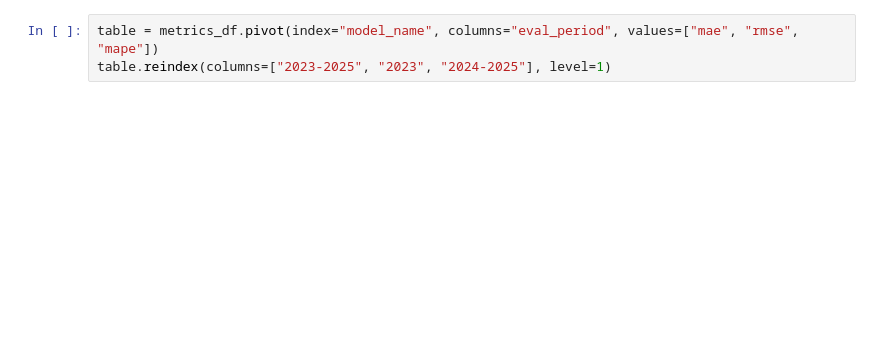
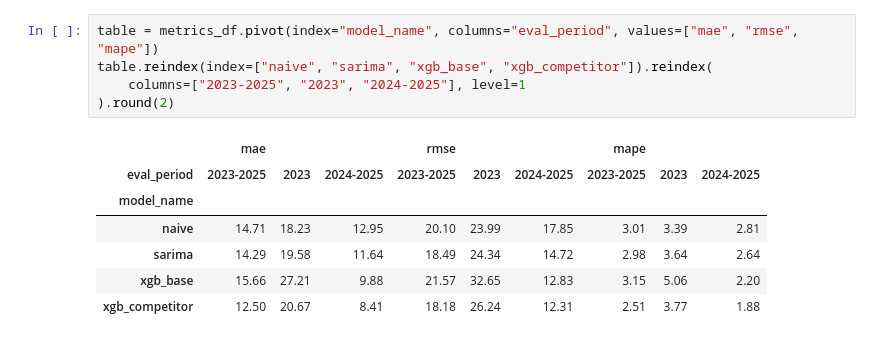
Before and after one commit to ngochai62325-maker/TLCN, a Jupyter notebook: notebooks/forecasting/01_forecast_summary.ipynb, the cells around one changed output. Drawn from its saved outputs; the diff is of its cells as text; blank space fills up the shorter version.

```diff
--- a/notebooks/forecasting/01_forecast_summary.ipynb
+++ b/notebooks/forecasting/01_forecast_summary.ipynb
@@ -33,3 +74,13 @@ pred_df["model_name"].value_counts()
 # %%
 table = metrics_df.pivot(index="model_name", columns="eval_period", values=["mae", "rmse", "mape"])
-table.reindex(columns=["2023-2025", "2023", "2024-2025"], level=1)
+table.reindex(index=["naive", "sarima", "xgb_base", "xgb_competitor"]).reindex(
+    columns=["2023-2025", "2023", "2024-2025"], level=1
+).round(2)
+# %% [output]
+|  | mae |  |  | rmse |  |  | mape |  |  |
+| eval_period | 2023-2025 | 2023 | 2024-2025 | 2023-2025 | 2023 | 2024-2025 | 2023-2025 | 2023 | 2024-2025 |
+| model_name |  |  |  |  |  |  |  |  |  |
+| naive | 14.71 | 18.23 | 12.95 | 20.10 | 23.99 | 17.85 | 3.01 | 3.39 | 2.81 |
+| sarima | 14.29 | 19.58 | 11.64 | 18.49 | 24.34 | 14.72 | 2.98 | 3.64 | 2.64 |
+| xgb_base | 15.66 | 27.21 | 9.88 | 21.57 | 32.65 | 12.83 | 3.15 | 5.06 | 2.20 |
+| xgb_competitor | 12.50 | 20.67 | 8.41 | 18.18 | 26.24 | 12.31 | 2.51 | 3.77 | 1.88 |
```
Also changed, not shown: parts of 23 cells of this notebook, 6 other files.
